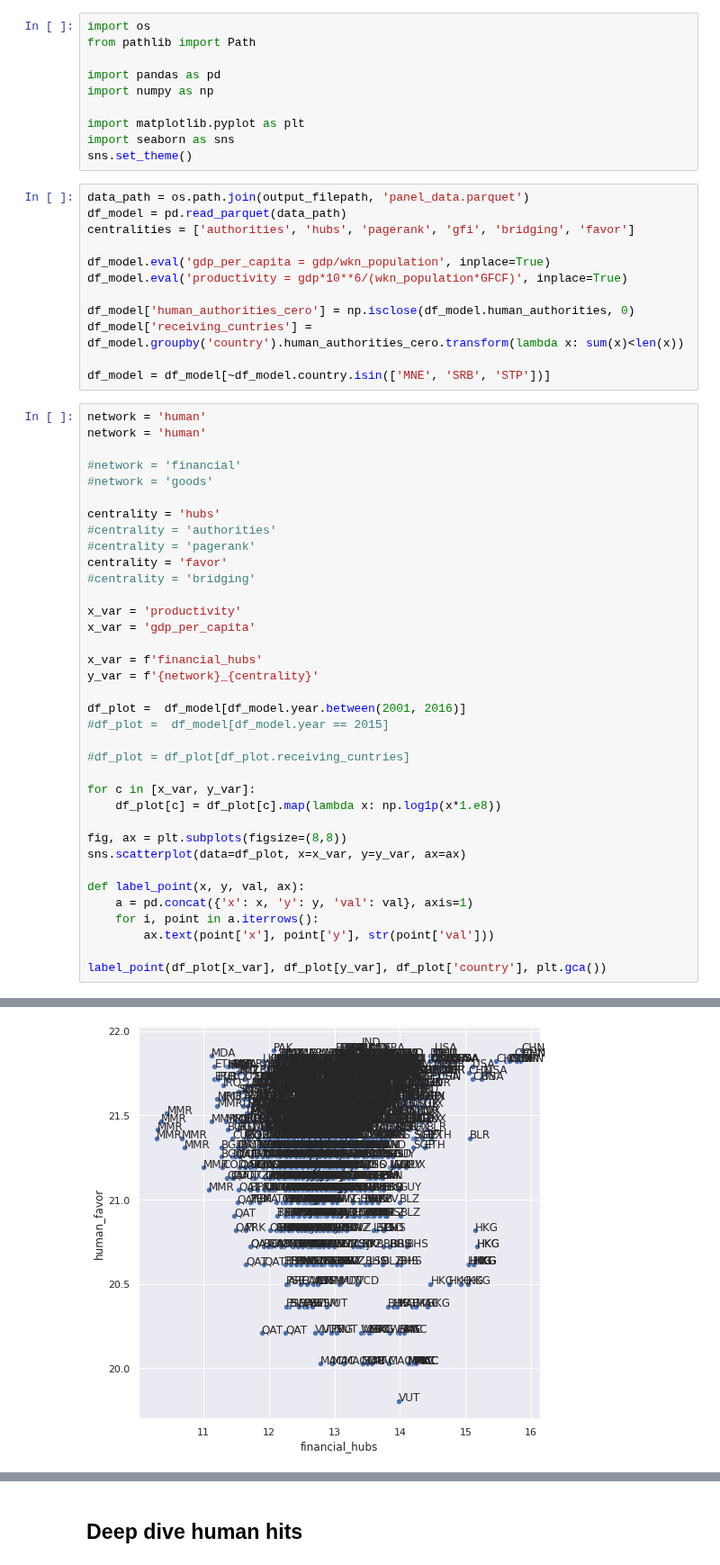
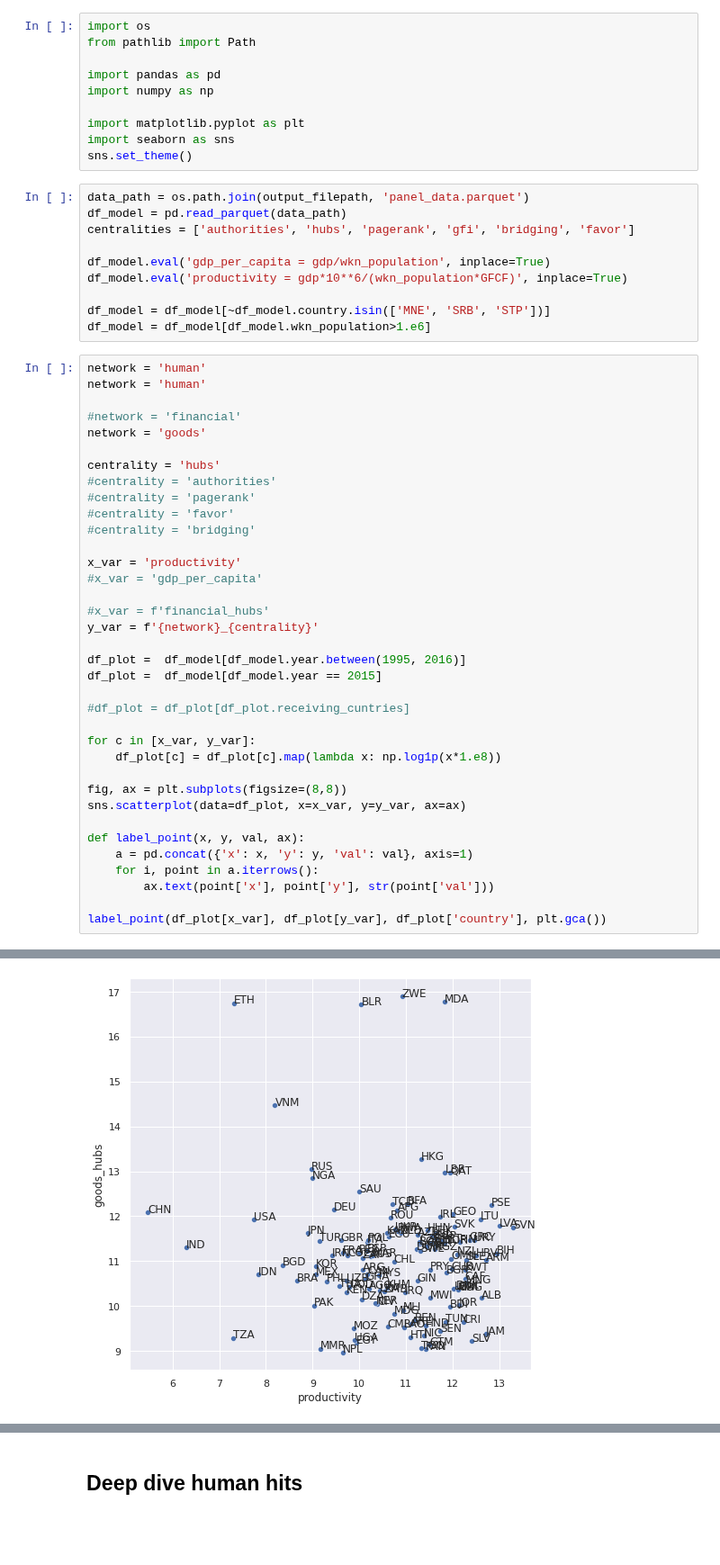
Before and after one commit to jaimeoliver1/social_capital_in_trade_networks, a Jupyter notebook: notebooks/10_EDA_centralities.ipynb, the cells around one changed output, grey strips where cells are left out. Shown at 90% size. Cells and saved outputs as stored; diff of their text form; blank space fills up the shorter version.

Commit message:
Pushed from Domino: https://domino.clarity.ai/u/jaime_oliver/social_capital/runs/6124a1eed7512012ebad74a6

```diff
--- a/notebooks/10_EDA_centralities.ipynb
+++ b/notebooks/10_EDA_centralities.ipynb
@@ -21,31 +21,29 @@ centralities = ['authorities', 'hubs', 'pagerank', 'gfi', 'bridging', 'favor']
 df_model.eval('gdp_per_capita = gdp/wkn_population', inplace=True)
 df_model.eval('productivity = gdp*10**6/(wkn_population*GFCF)', inplace=True)
 
-df_model['human_authorities_cero'] = np.isclose(df_model.human_authorities, 0)
-df_model['receiving_cuntries'] = df_model.groupby('country').human_authorities_cero.transform(lambda x: sum(x)<len(x))
-
 df_model = df_model[~df_model.country.isin(['MNE', 'SRB', 'STP'])]
+df_model = df_model[df_model.wkn_population>1.e6]
 # %%
 network = 'human'
 network = 'human'
 
 #network = 'financial'
-#network = 'goods'
+network = 'goods'
 
 centrality = 'hubs'
 #centrality = 'authorities'
 #centrality = 'pagerank'
-centrality = 'favor'
+#centrality = 'favor'
 #centrality = 'bridging'
 
 x_var = 'productivity'
-x_var = 'gdp_per_capita'
+#x_var = 'gdp_per_capita'
 
-x_var = f'financial_hubs'
+#x_var = f'financial_hubs'
 y_var = f'{network}_{centrality}'
 
-df_plot =  df_model[df_model.year.between(2001, 2016)]
-#df_plot =  df_model[df_model.year == 2015]
+df_plot =  df_model[df_model.year.between(1995, 2016)]
+df_plot =  df_model[df_model.year == 2015]
 
 #df_plot = df_plot[df_plot.receiving_cuntries]
 
@@ -69 +83 @@ See the caveats in the documentation: https://pandas.pydata.org/pandas-docs/stab
-[figure, old version]
+[figure, new version]
```
Also changed, not shown: parts of 6 cells of this notebook, 8 other files.
